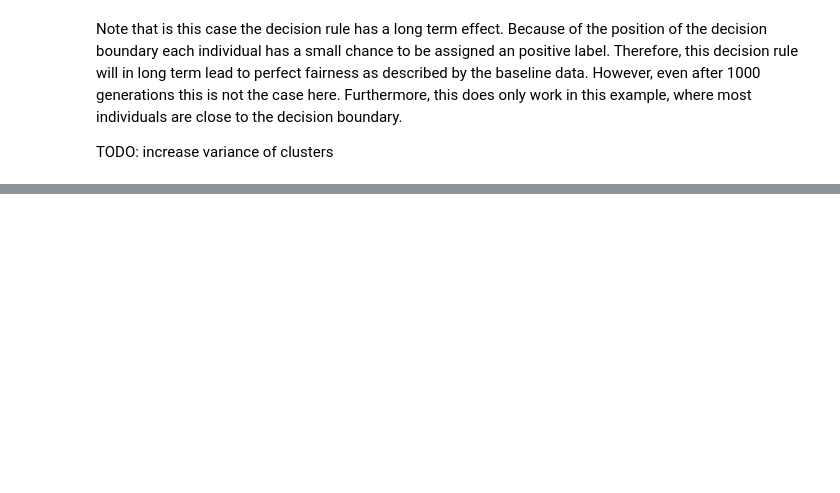
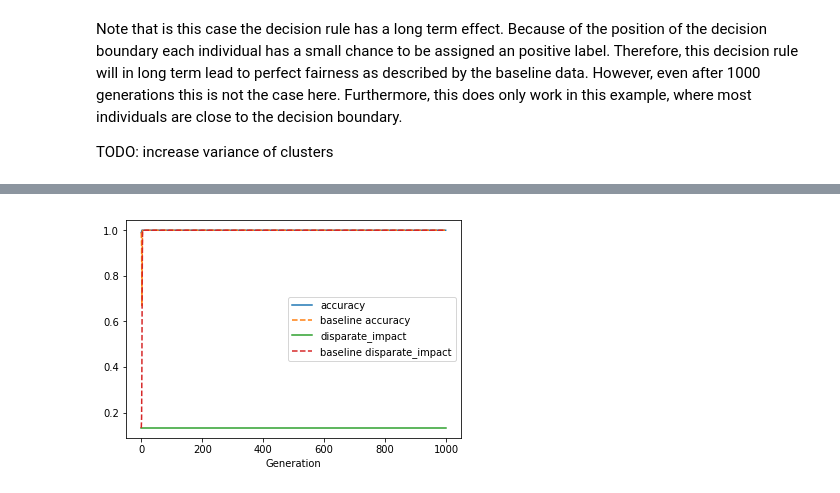
Before and after one commit to danilobr94/dynamic-aif-framework, a Jupyter notebook: examples/2_2_individual_data_generation.ipynb, the cells around one changed output, grey strips where cells are left out. Saved outputs shown, nothing was run; the diff lists cells and outputs as text; code cells hidden in the pictures; blank space fills up the shorter version.

```diff
--- a/examples/2_2_individual_data_generation.ipynb
+++ b/examples/2_2_individual_data_generation.ipynb
@@ -126,0 +144,5 @@ TODO: increase variance of clusters
+# %%
+l.run(1000)
+l.plot_ltf(metric._metrics)
+# %% [output]
+[figure, added]
```
Also changed, not shown: parts of 14 cells of this notebook, 1 other file.
